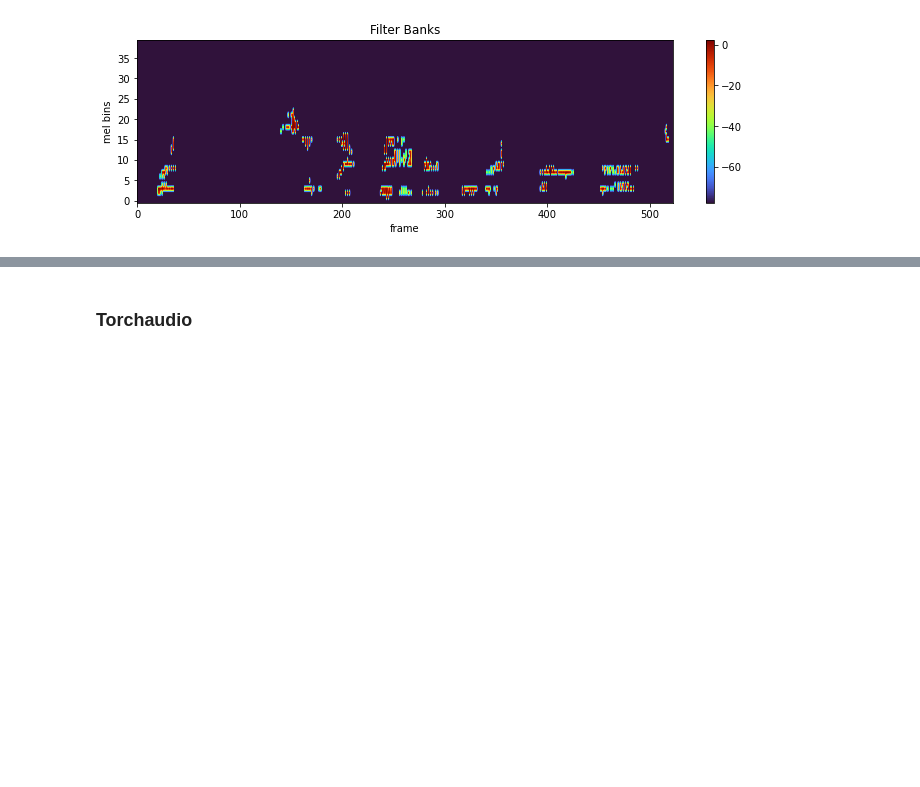
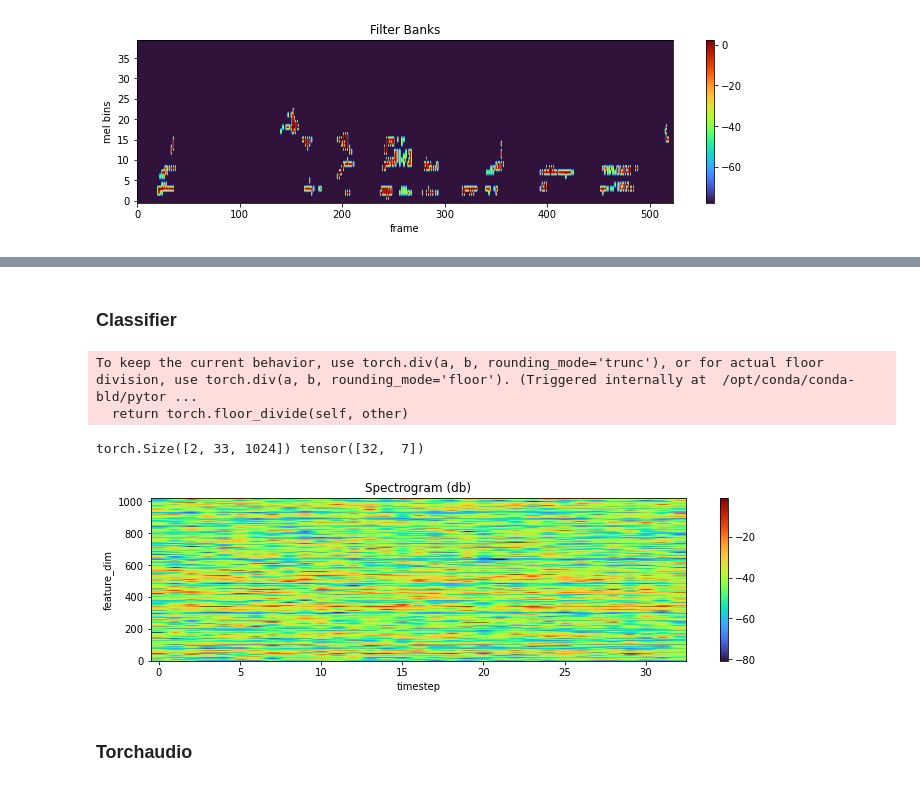
Before and after one commit to xunweiyee/End-to-end-ASR-Pytorch, a Jupyter notebook: jupyter/Audio exploration.ipynb, the cells around one changed output, grey strips where cells are left out. Drawn from its saved outputs; the diff is of its cells as text; code cells hidden in the pictures; blank space fills up the shorter version.

```diff
--- a/jupyter/Audio exploration.ipynb
+++ b/jupyter/Audio exploration.ipynb
@@ -87,3 +159,16 @@ torch.Size([1, 84055])
+# %% [markdown]
+### Classifier
+# %%
+input_dim = out_feature.shape[2] # get input_dim from out_dim of extractor
+net = RNNLayer(input_dim=input_dim, module='RNN', dim=512, bidirection=True, dropout=0.2, layer_norm=False, sample_rate=4, sample_style='drop', proj=True)
+out_feature, out_feat_len = net(out_feature, out_feat_len)
+print(out_feature.shape, out_feat_len)
+plot_spectrogram(out_feature[0].transpose(0, 1).detach(), xlabel='timestep', ylabel='feature_dim')
+# %% [output]
+To keep the current behavior, use torch.div(a, b, rounding_mode='trunc'), or for actual floor division, use torch.div(a, b, rounding_mode='floor'). (Triggered internally at  /opt/conda/conda-bld/pytor ...
+  return torch.floor_divide(self, other)
+torch.Size([2, 33, 1024]) tensor([32,  7])
+[figure, added]
 # %% [markdown]
 ### Torchaudio
 # %% [markdown]
```
Also changed, not shown: parts of 10 cells of this notebook, 2 other files.
